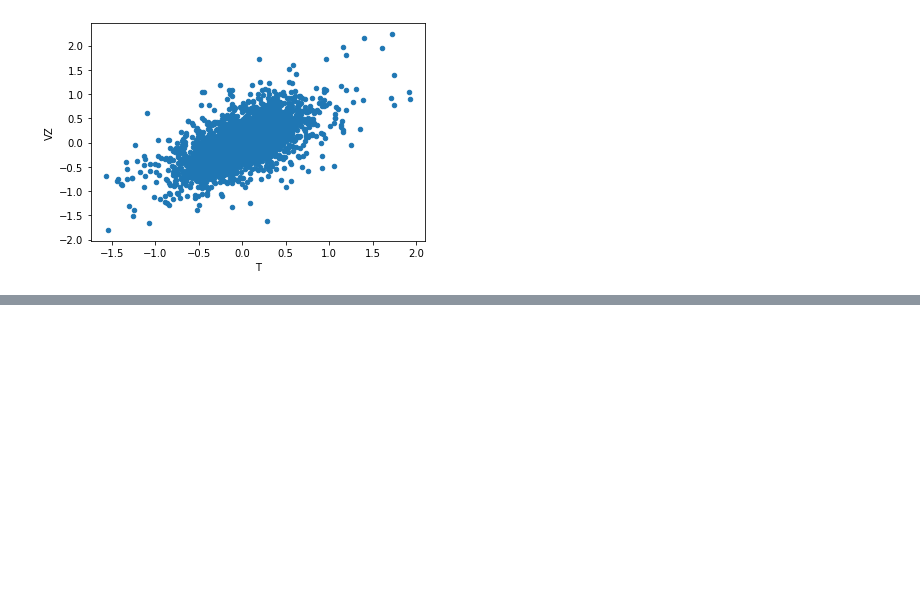
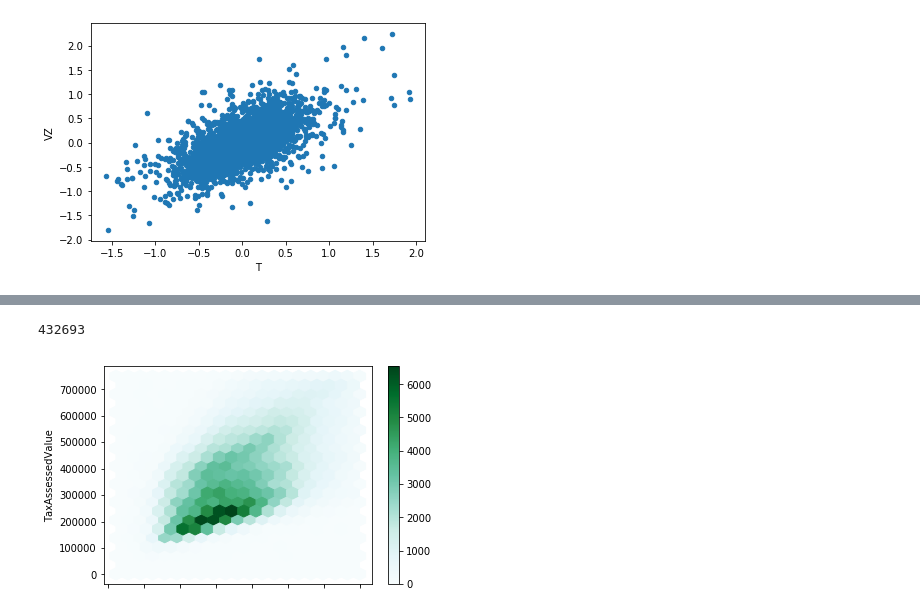
Before and after one commit to pickmoment/moondata, a Jupyter notebook: Statistics for data scientists.ipynb, the cells around one changed output, grey strips where cells are left out. Cells and saved outputs as stored; diff of their text form; code cells hidden in the pictures; blank space fills up the shorter version.

```diff
--- a/Statistics for data scientists.ipynb
+++ b/Statistics for data scientists.ipynb
@@ -206,0 +213,12 @@ df_sp500[['T', 'VZ']].plot.scatter(x='T', y='VZ');
+# %%
+df_tax = pd.read_csv('psds_data/kc_tax.csv')
+# %%
+kc_tax0 = df_tax[(df_tax['TaxAssessedValue'] < 750000) & (df_tax['SqFtTotLiving'] > 100) & (df_tax['SqFtTotLiving'] < 3500)]
+len(kc_tax0)
+# %% [output]
+432693
+# %%
+# 육각형 구간
+kc_tax0.plot.hexbin(x='SqFtTotLiving', y='TaxAssessedValue', gridsize=20);
+# %% [output]
+[figure, added]
```
Also changed, not shown: parts of 4 cells of this notebook, 2 other files.
